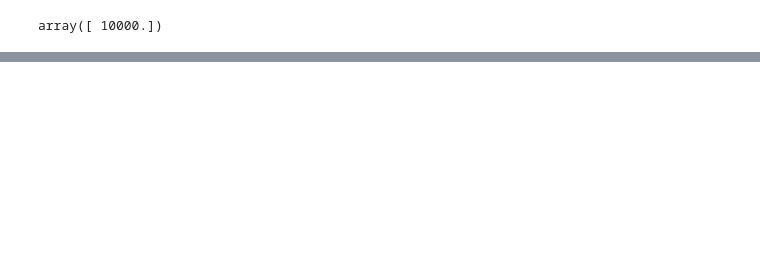
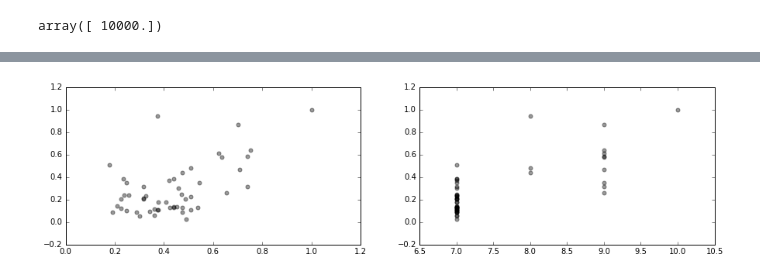
Before and after one commit to CCThompson82/MLE_capstone, a Jupyter notebook: Capstone_nb.ipynb, the cells around one changed output, grey strips where cells are left out. Saved outputs shown, nothing was run; the diff lists cells and outputs as text; code cells hidden in the pictures; blank space fills up the shorter version.

Commit message:
Implement a risk function (pipeline from RNA-seq to risk score)

```diff
--- a/Capstone_nb.ipynb
+++ b/Capstone_nb.ipynb
@@ -768,0 +771,41 @@ fig.savefig('Figures/final_figure.png')
+# %%
+def risk_function(barcode, DF, clinDF, GiniDF, k_genes, scaler, fit_pca, fit_clf) :
+    self = DF.loc[barcode,GiniDF[0:k_genes].index].reshape(1,-1)
+    self = pd.DataFrame(scaler.transform(self))
+    self = pd.DataFrame(fit_pca.transform(self), index = [barcode])
+    self['gleason'] = clinDF.loc[barcode,'gleasonscore']
+    self = self.drop([1,2], axis =1)
+    return(fit_clf.predict_proba(self)[0,1])
+# %%
+risk = []
+for x in not_labeled.index :
+    risk.append(risk_function(barcode = x,
+              DF = X_all,
+              clinDF = clinical,
+              GiniDF = Gini_DF,
+              k_genes = 20,
+              fit_pca = pca,
+              scaler = scaler,
+              fit_clf = clf_LR))
+model_risk = pd.Series(risk, index=not_labeled.index)
+# %%
+clinicalDF_all.drop(['y'], axis=1, inplace = True)
+# %%
+bench_risk = pd.Series(clf_LR_clin.predict_proba(clinicalDF_all.loc[not_labeled.index,:])[:,1])
+# %%
+fig = plt.figure(figsize=(15,8))
+A= fig.add_subplot(2,2,1)
+B = fig.add_subplot(2,2,2)
+A.scatter(bench_risk,
+          model_risk,
+          color = 'black',
+          alpha = 0.4,
+          s = 25)
+B.scatter(clinicalDF_all.loc[not_labeled.index, 'gleason'],
+          model_risk,
+          color = 'black',
+          alpha = 0.4,
+          s = 25)
+plt.show()
+# %% [output]
+[figure, added]
```
Also changed, not shown: parts of 21 cells of this notebook, 9 other files.
